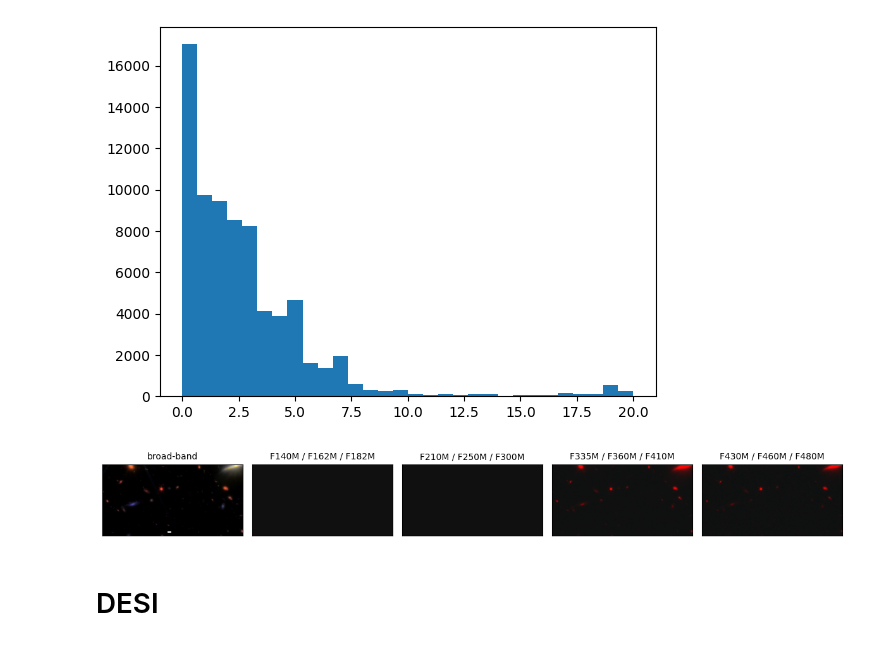
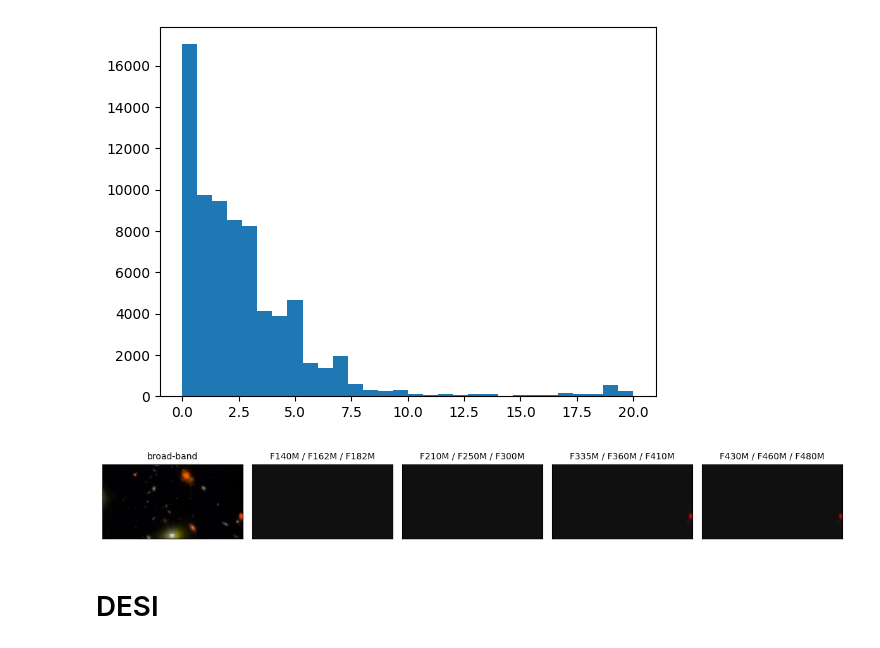
Before and after one commit to SandyYuan/galaxydiffuser, a Jupyter notebook: load_data.ipynb, the cells around one changed output. Drawn from its saved outputs; the diff is of its cells as text; code cells hidden in the pictures.

```diff
--- a/load_data.ipynb
+++ b/load_data.ipynb
@@ -305,9 +304,10 @@ def make_colorim_gabe(cuts, rgb_scl=None, scl=4, pl=1, pf=1, rgb_min=-0.018, whi
 def plot_colorim_gabe(cuts, id=None, zspec=None, rgb_1um=[.95,.92,.9], rgb_2um=[1.35,.92,.72], rgb_3um=[1.2,1,.95],
     rgb_4um=[1,1,.9], stretch=0.08, Q=8, rgb_bb=[1.6,.92,.73], rgb_min=-0.005, whichlines=[0, 1, 2, 3, 4, 5, 6, 7, 8]):
 
-    f, ax = plt.subplots(1,5,figsize=(12,6), sharex=True, sharey=True)
+    f, ax = plt.subplots(1,5,figsize=(12,8), sharex=True, sharey=True)
     f.subplots_adjust(wspace=0.05, hspace=0.05)
 
+    print(np.shape(make_colorim_gabe(cuts, whichfil='bb', rgb_scl=rgb_bb, rgb_min=0, stretch=stretch, Q=Q)))
     ax[0].imshow(make_colorim_gabe(cuts, whichfil='bb', rgb_scl=rgb_bb, rgb_min=0, stretch=stretch, Q=Q), origin='lower')
     ax[0].set_title('broad-band', fontsize=10)
 
@@ -369,12 +371,11 @@ plt.hist(data[1].data['z_ml'], bins = 30);
 # %% [output]
 [figure]
 # %%
-cuts = get_all_cutouts(data[1].data['ra'][10], data[1].data['dec'][10], dt=500)
-# get_all_cutouts(3.5541765, -30.3819815, dt=110)
-f, ax = plot_colorim_gabe(cuts,whichlines=[])
+cuts = get_all_cutouts(data[1].data['ra'][433], data[1].data['dec'][433], dt=500)
+f, ax = plot_colorim_gabe(cuts)
 plt.tight_layout()
 # %% [output]
-[figure, old version]
+[figure, new version]
 # %%
 # from datasets import load_dataset
 
```
Also changed, not shown: parts of 12 cells of this notebook, 13 other files.
